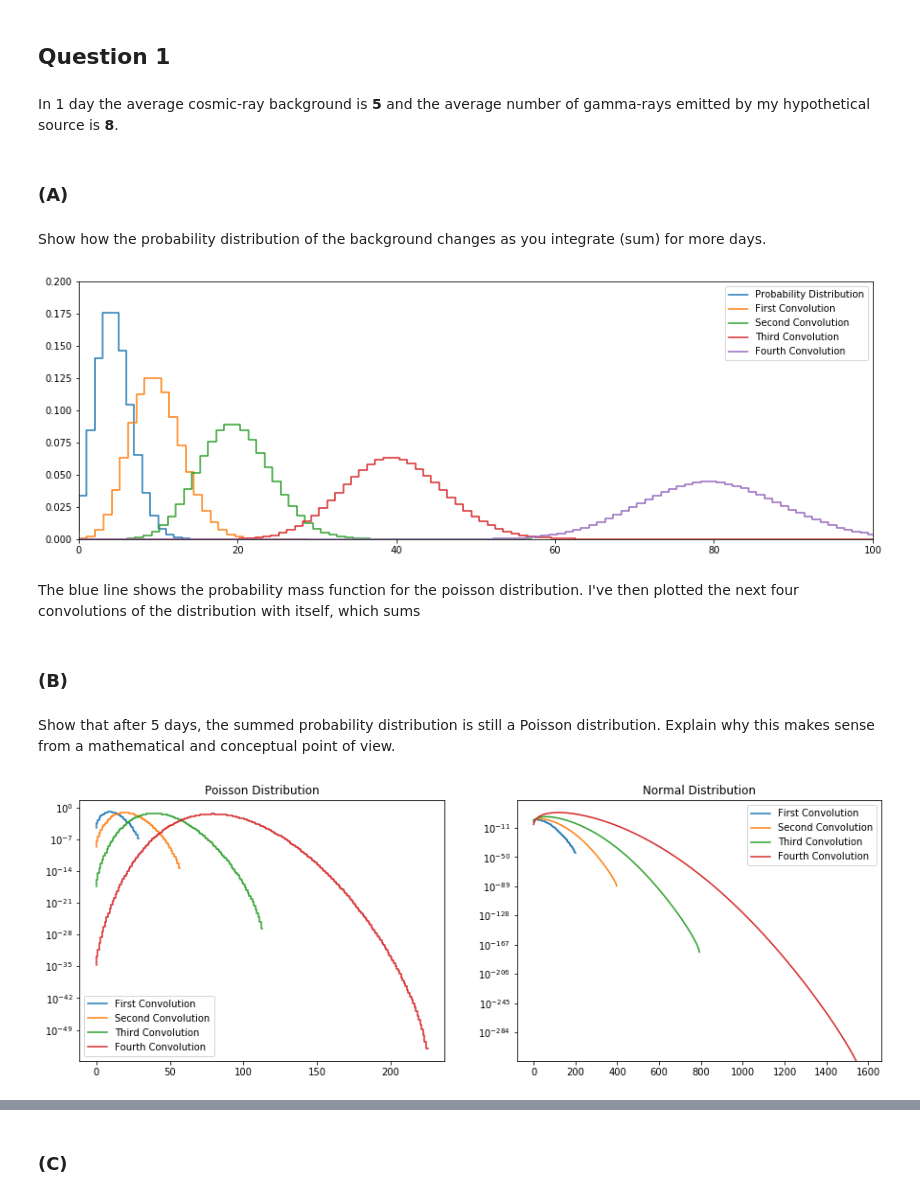
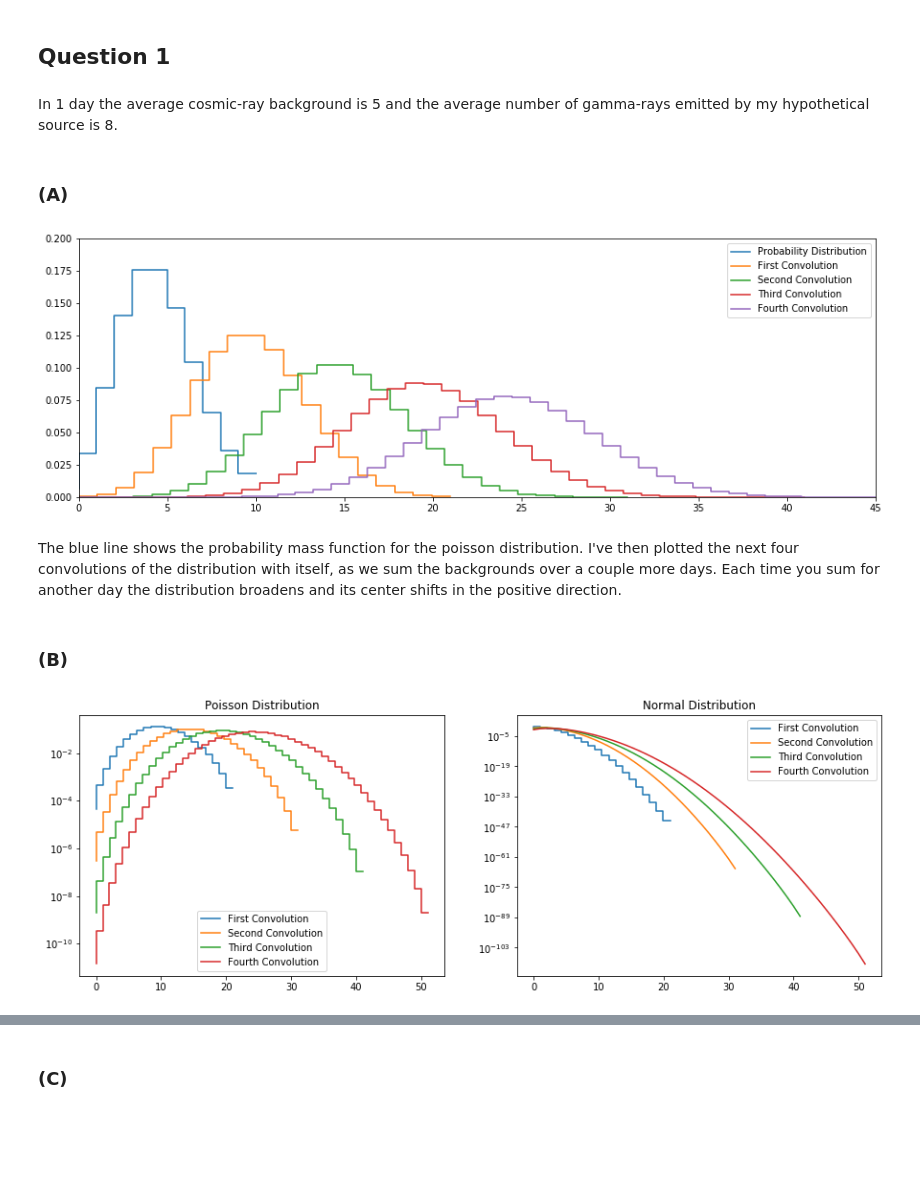
Before and after one commit to keirashea/phys-measurement, a Jupyter notebook: Lab2.ipynb, the cells around one changed output, grey strips where cells are left out. Saved outputs shown, nothing was run; the diff lists cells and outputs as text; code cells hidden in the pictures; blank space fills up the shorter version.

Commit message:
added explainations

```diff
--- a/Lab2.ipynb
+++ b/Lab2.ipynb
@@ -5,11 +5,9 @@
 # %% [markdown]
 ## Question 1
 # %% [markdown]
-In 1 day the average cosmic-ray background is __5__ and the average number of gamma-rays emitted by my hypothetical source is __8__.
+In 1 day the average cosmic-ray background is 5 and the average number of gamma-rays emitted by my hypothetical source is 8.
 # %% [markdown]
 ### __(A)__
-# %% [markdown]
-Show how the probability distribution of the background changes as you integrate (sum) for more days.
 # %%
 %matplotlib inline
 import numpy as np
@@ -19,19 +17,19 @@ import scipy
 from scipy import stats
 from scipy import special
 
-x0 = np.arange(0, 15)
+x0 = np.linspace(0, 10, 11)
 dist = stats.poisson.pmf(x0, 5)
 
 conv1 = np.convolve(dist, dist)
 x1 = np.linspace(0, len(conv1), len(conv1))
 
-conv2 = np.convolve(conv1, conv1)
+conv2 = np.convolve(conv1, dist)
 x2 = np.linspace(0, len(conv2), len(conv2))
 
-conv3 = np.convolve(conv2, conv2)
+conv3 = np.convolve(conv2, dist)
 x3 = np.linspace(0, len(conv3), len(conv3))
 
-conv4 = np.convolve(conv3, conv3)
+conv4 = np.convolve(conv3, dist)
 x4 = np.linspace(0, len(conv4), len(conv4))
 
 fig, ax = plt.subplots(1, 1, figsize=(15, 5))
@@ -41,56 +39,54 @@ ax.step(x1, conv1, label='First Convolution')
 ax.step(x2, conv2, label='Second Convolution')
 ax.step(x3, conv3, label='Third Convolution')
 ax.step(x4, conv4, label='Fourth Convolution')
-ax.set_xlim(0, 100)
+ax.set_xlim(0, 45)
 ax.set_ylim(0, 0.2)
 
 ax.legend(loc='best')
 plt.show()
 # %% [output]
-[figure, old version]
+[figure, new version]
 # %% [markdown]
-The blue line shows the probability mass function for the poisson distribution. I've then plotted the next four convolutions of the distribution with itself, which sums
+The blue line shows the probability mass function for the poisson distribution. I've then plotted the next four convolutions of the distribution with itself, as we sum the backgrounds over a couple more days. Each time you sum for another day the distribution broadens and its center shifts in the positive direction.
 # %% [markdown]
 ### __(B)__
-# %% [markdown]
-Show that after 5 days, the summed probability distribution is still a Poisson distribution. Explain why this makes sense from a mathematical and conceptual point of view.
 # %%
-x = np.linspace(0, 10, num=100)
+x = np.linspace(0, 10, 11)
 norm = stats.norm.pdf(x)
 
 conv5 = np.convolve(norm, norm)
 x5 = np.linspace(0, len(conv5), num=len(conv5))
 
-conv6 = np.convolve(conv5, conv5)
+conv6 = np.convolve(conv5, norm)
 x6 = np.linspace(0, len(conv6), num=len(conv6))
 
-conv7 = np.convolve(conv6, conv6)
+conv7 = np.convolve(conv6, norm)
 x7 = np.linspace(0, len(conv7), num=len(conv7))
 
-conv8 = np.convolve(conv7, conv7)
+conv8 = np.convolve(conv7, norm)
 x8 = np.linspace(0, len(conv8), num=len(conv8))
 
 fig, ax = plt.subplots(1, 2, figsize=(15, 5))
 
 ax[0].set_title('Poisson Distribution')
 ax[0].step(x1, conv1, label='First Convolution')
 ax[0].step(x2, conv2, label='Second Convolution')
 ax[0].step(x3, conv3, label='Third Convolution')
 ax[0].step(x4, conv4, label='Fourth Convolution')
 
 ax[0].semilogy()
 ax[0].legend(loc='best')
 
 ax[1].set_title('Normal Distribution')
 ax[1].step(x5, conv5, label='First Convolution')
 ax[1].plot(x6, conv6, label='Second Convolution')
 ax[1].plot(x7, conv7, label='Third Convolution')
 ax[1].plot(x8, conv8, label='Fourth Convolution')
 
 ax[1].semilogy()
 ax[1].legend(loc='best')
 
 plt.show()
 # %% [output]
-[figure, old version]
+[figure, new version]
 # %% [markdown]
```
Also changed, not shown: parts of 31 cells of this notebook, 1 other file.
